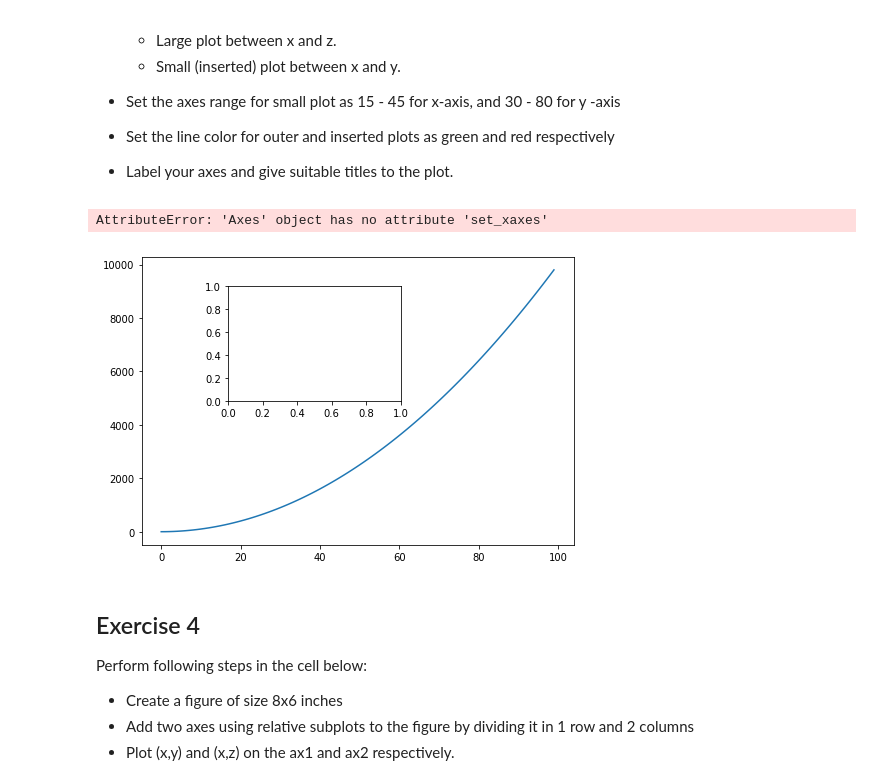
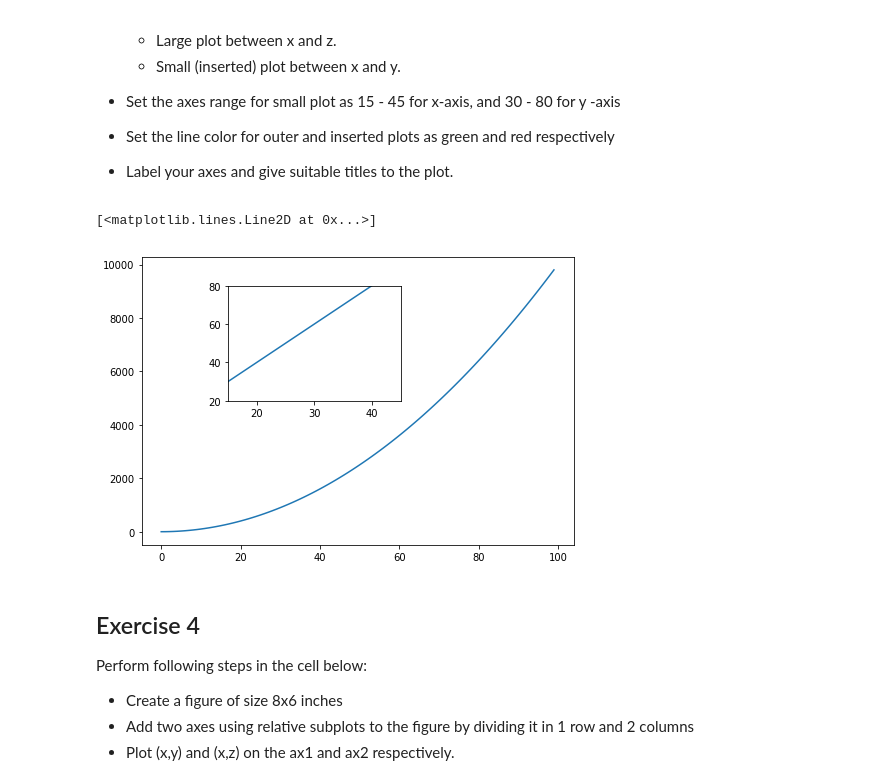
Before and after one commit to jdmitchell0216/dsc-1-03-13-customizing-visualizations-with-matplotlib-lab-nyc-ds-career-012819, a Jupyter notebook: index.ipynb, the cells around one changed output. Cells and saved outputs as stored; diff of their text form; code cells hidden in the pictures.

```diff
--- a/index.ipynb
+++ b/index.ipynb
@@ -116,14 +116,14 @@ Perform following tasks in the cell below:
 # %%
 fig2 = plt.figure()
 ax1 = fig2.add_axes([0,0,1,1])
 ax2 = fig2.add_axes([0.2,0.5,0.4,0.4])
 ax1.plot(x, z)
 ax2.set_xlim([15, 45])
-ax2.set_yaxes([20,80])
+ax2.set_ylim([20,80])
 ax2.plot(x, y)
 # %% [output]
-AttributeError: 'Axes' object has no attribute 'set_xaxes'
+[<matplotlib.lines.Line2D at 0x...>]
-[figure, old version]
+[figure, new version]
 # %% [markdown]
 ## Exercise 4
 
```
